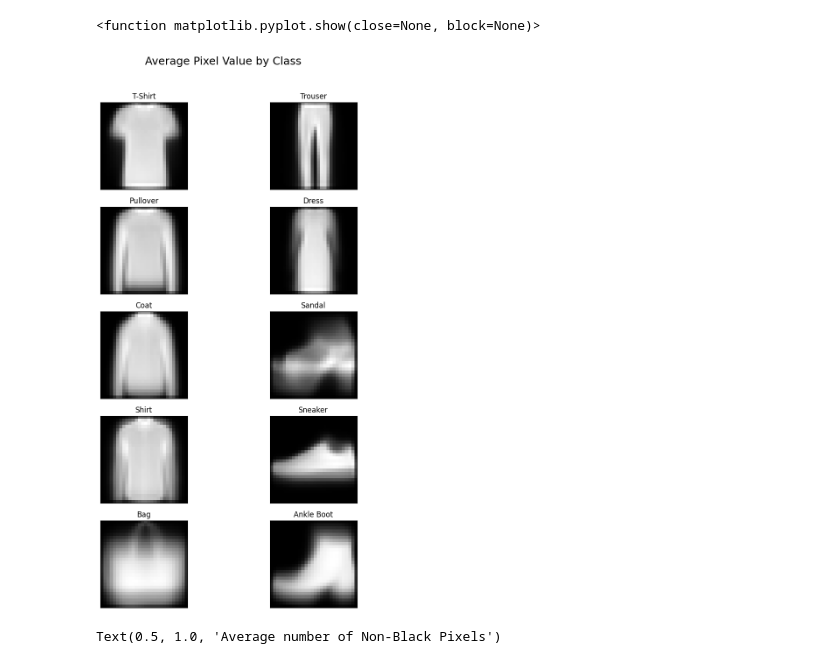
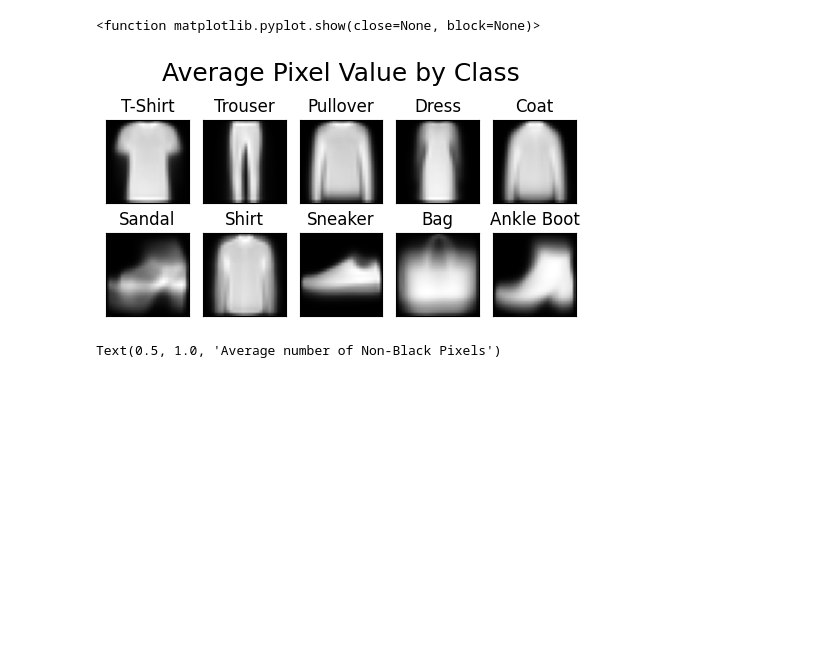
Before and after one commit to Soumyajyotidutta/Fashion-MNIST, a Jupyter notebook: ECEN_758_Project_Renee.ipynb, the cells around one changed output. Drawn from its saved outputs; the diff is of its cells as text; code cells hidden in the pictures; blank space fills up the shorter version.

```diff
--- a/ECEN_758_Project_Renee.ipynb
+++ b/ECEN_758_Project_Renee.ipynb
@@ -66,37 +50,43 @@ labels = {
 # %%
 # get average of all pixels for each clothing type
 
 # define figure/subplots
-plt.figure(figsize=(10, 15))
-plt.subplots_adjust(hspace=0.2, wspace = 0)
+plt.figure(figsize=(5, 3))
+#plt.subplots_adjust(hspace=0.1, wspace = 0.1)
+
 plt.suptitle("Average Pixel Value by Class", fontsize=18, y=0.95)
 
 nonzeros_count_avg = np.empty(10, dtype = 'object')
 zeros_count_avg = np.empty(10, dtype = 'object')
 avg_img_value = np.empty(20, dtype = 'object')
+img_means = np.empty(10, dtype = 'object')
 
 for n, i_label in enumerate(labels):
+  # create mask of T/F to get indices that match class i_label
+  mask = inverse_indices == i_label
+  # index training data given mask
+  t_class = training_data.data[mask]
+
   # get average number of black and non-black pixels for each class
   nonzeros_count_avg[n] = torch.count_nonzero(training_data.transform(t_class))/6000
   zeros_count_avg[n] = 28*28-nonzeros_count_avg[n]
   avg_img_value[n] = torch.mean(training_data.transform(t_class))
   avg_img_value[n+10] = torch.std(training_data.transform(t_class))
 
-  # create mask of T/F to get indices that match class i_label
-  mask = inverse_indices == i_label
-  # index training data given mask
-  t_class = training_data.data[mask]
+
   # set axes and plot info
-  ax = plt.subplot(5,2, n+1)
+  ax = plt.subplot(2,5, n+1)
+  img_means[n] = torch.mean(training_data.transform(t_class), 0)
   ax.imshow(torch.mean(training_data.transform(t_class), 0), cmap = "gray")
   ax.set_title(labels[i_label])
   ax.set_xticks([])
   ax.set_yticks([])
 
+plt.tight_layout(h_pad = 1, w_pad=1)
 plt.show
 # %% [output]
 <function matplotlib.pyplot.show(close=None, block=None)>
-[figure, old version]
+[figure, new version]
 # %%
 plt.figure(figsize=(8, 4))
 plt.bar(labels.values(),nonzeros_count_avg)
```
Also changed, not shown: parts of 3 cells of this notebook.
